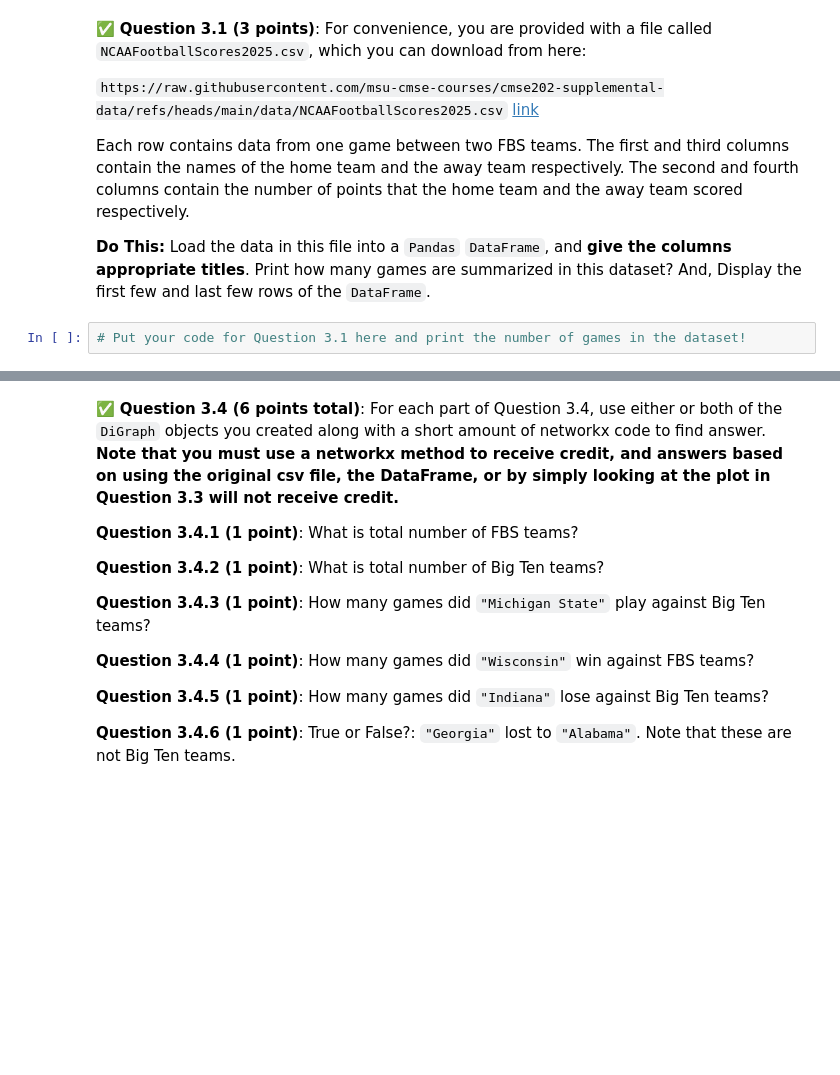
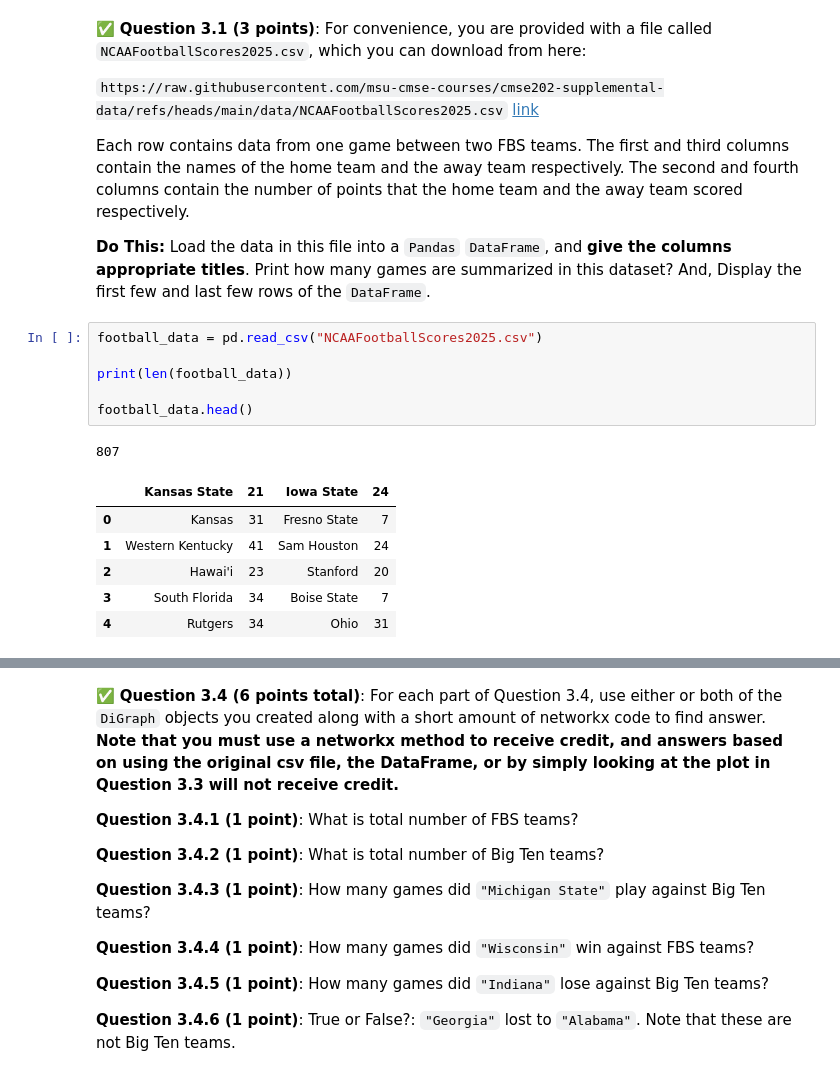
Before and after one commit to arshwasnik/cmse202-s26-turnin, a Jupyter notebook: hw-02/HW-02_ABMandGraphTheory-STUDENT.ipynb, the cells around one changed output, grey strips where cells are left out. Saved outputs shown, nothing was run; the diff lists cells and outputs as text; blank space fills up the shorter version.

```diff
--- a/hw-02/HW-02_ABMandGraphTheory-STUDENT.ipynb
+++ b/hw-02/HW-02_ABMandGraphTheory-STUDENT.ipynb
@@ -544,4 +545,16 @@ Each row contains data from one game between two FBS teams. The first and third
 
 **Do This:** Load the data in this file into a `Pandas` `DataFrame`, and **give the columns appropriate titles**.  Print how many games are summarized in this dataset?  And, Display the first few and last few rows of the `DataFrame`.
 # %%
-# Put your code for Question 3.1 here and print the number of games in the dataset!
+football_data = pd.read_csv("NCAAFootballScores2025.csv")
+
+print(len(football_data))
+
+football_data.head()
+# %% [output]
+807
+|  | Kansas State | 21 | Iowa State | 24 |
+| 0 | Kansas | 31 | Fresno State | 7 |
+| 1 | Western Kentucky | 41 | Sam Houston | 24 |
+| 2 | Hawai'i | 23 | Stanford | 20 |
+| 3 | South Florida | 34 | Boise State | 7 |
+| 4 | Rutgers | 34 | Ohio | 31 |
```
Also changed, not shown: parts of 15 cells of this notebook.
